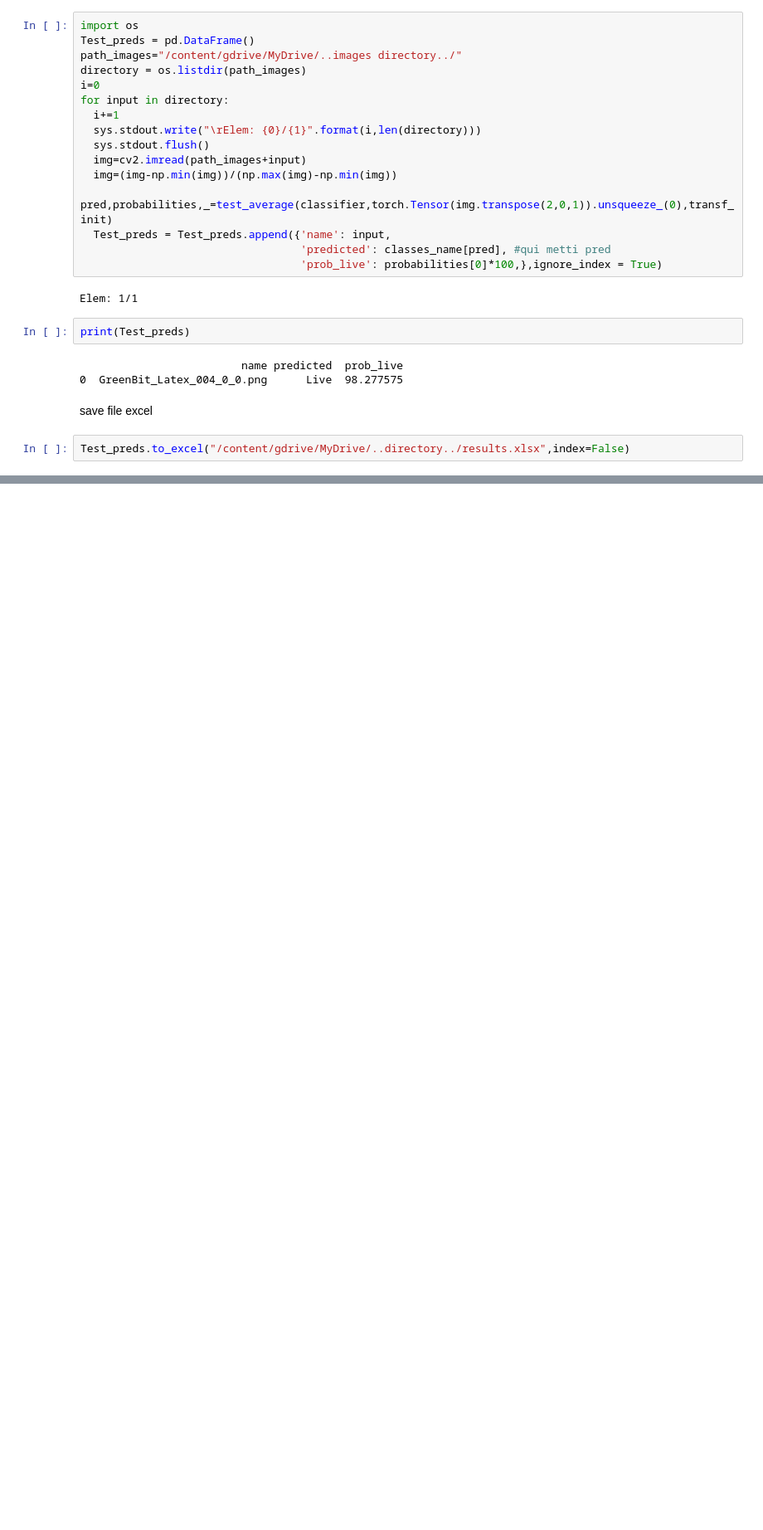
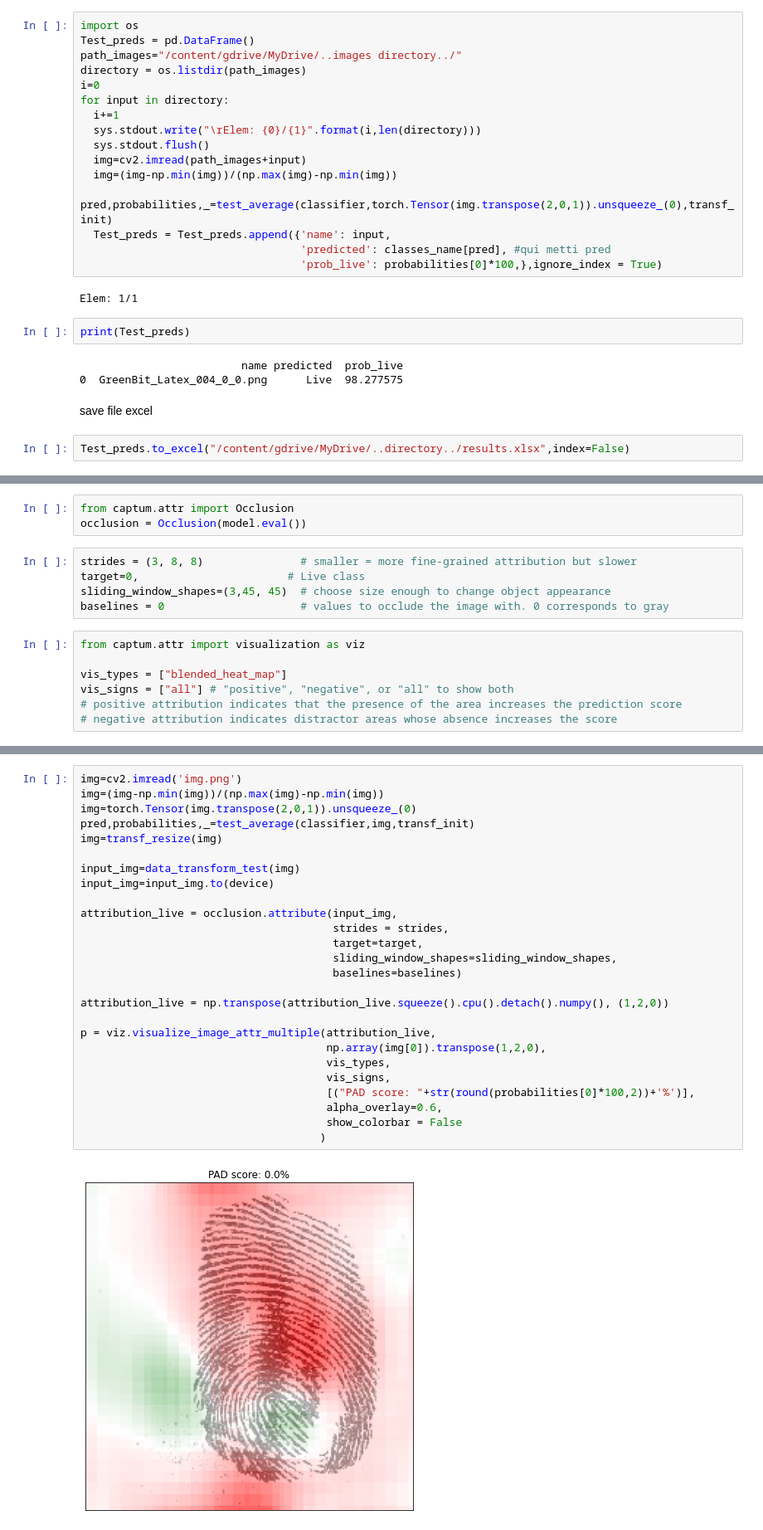
Before and after one commit to umbertogagl97/FAdA, a Jupyter notebook: examples/ScannerAttack.ipynb, the cells around one changed output, grey strips where cells are left out. Shown: that part at 83% size. Cells and saved outputs as stored; diff of their text form; blank space fills up the shorter version.

```diff
--- a/examples/ScannerAttack.ipynb
+++ b/examples/ScannerAttack.ipynb
@@ -491,0 +513,15 @@ Test_preds.to_excel("/content/gdrive/MyDrive/..directory../results.xlsx",index=F
+# %%
+from captum.attr import Occlusion
+occlusion = Occlusion(model.eval())
+# %%
+strides = (3, 8, 8)               # smaller = more fine-grained attribution but slower
+target=0,                       # Live class
+sliding_window_shapes=(3,45, 45)  # choose size enough to change object appearance
+baselines = 0                     # values to occlude the image with. 0 corresponds to gray
+# %%
+from captum.attr import visualization as viz
+
+vis_types = ["blended_heat_map"]
+vis_signs = ["all"] # "positive", "negative", or "all" to show both
+# positive attribution indicates that the presence of the area increases the prediction score
+# negative attribution indicates distractor areas whose absence increases the score
@@ -491,0 +530,28 @@ Test_preds.to_excel("/content/gdrive/MyDrive/..directory../results.xlsx",index=F
+# %%
+img=cv2.imread('img.png')
+img=(img-np.min(img))/(np.max(img)-np.min(img))
+img=torch.Tensor(img.transpose(2,0,1)).unsqueeze_(0)
+pred,probabilities,_=test_average(classifier,img,transf_init)
+img=transf_resize(img)
+
+input_img=data_transform_test(img)
+input_img=input_img.to(device)
+
+attribution_live = occlusion.attribute(input_img,
+                                       strides = strides,
+                                       target=target,
+                                       sliding_window_shapes=sliding_window_shapes,
+                                       baselines=baselines)
+
+attribution_live = np.transpose(attribution_live.squeeze().cpu().detach().numpy(), (1,2,0))
+
+p = viz.visualize_image_attr_multiple(attribution_live,
+                                      np.array(img[0]).transpose(1,2,0),
+                                      vis_types,
+                                      vis_signs,
+                                      [("PAD score: "+str(round(probabilities[0]*100,2))+'%')],
+                                      alpha_overlay=0.6,
+                                      show_colorbar = False
+                                     )
+# %% [output]
+[figure, added]
```
Also changed, not shown: parts of 7 cells of this notebook.
